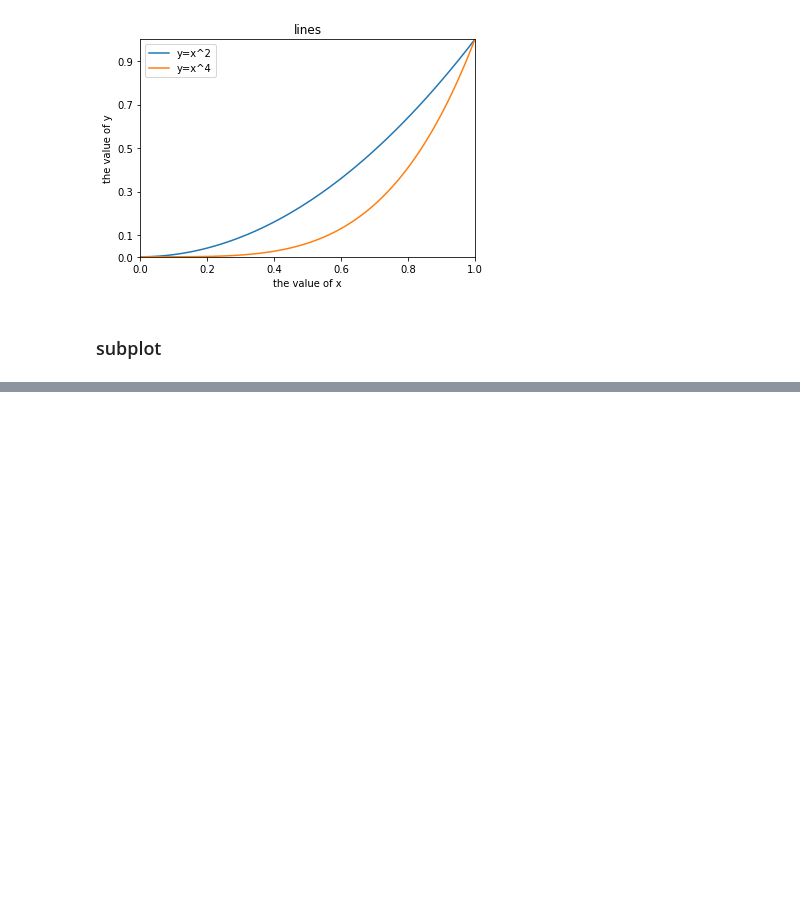
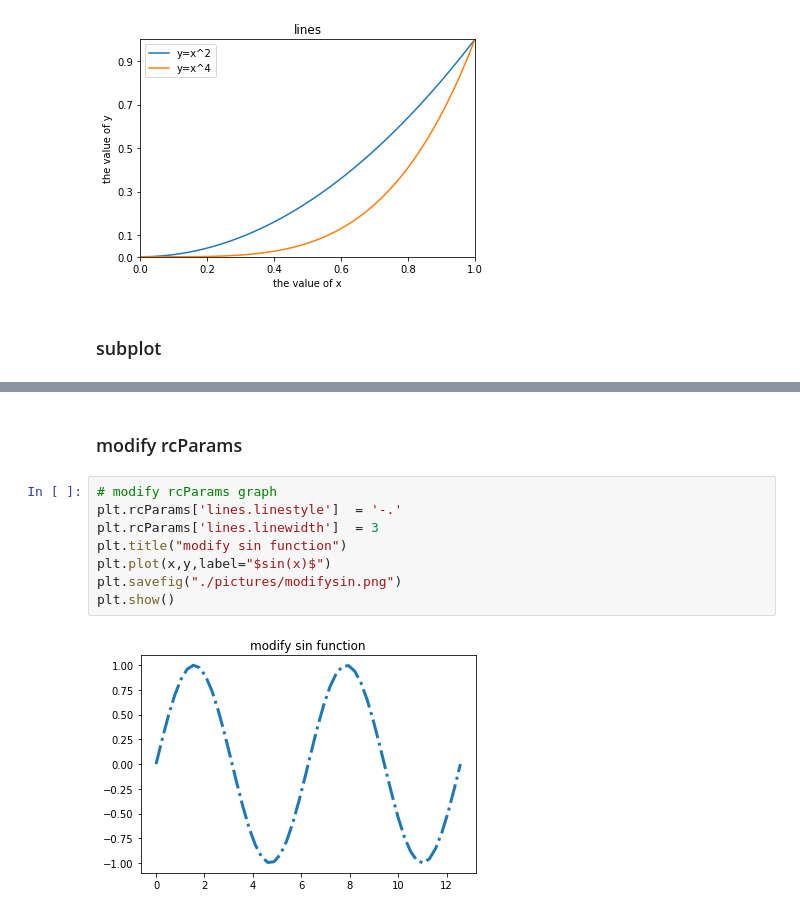
Before and after one commit to xiaoxiao220/data_analysis, a Jupyter notebook: matplotlib.pyplot1.ipynb, the cells around one changed output, grey strips where cells are left out. Saved outputs shown, nothing was run; the diff lists cells and outputs as text; blank space fills up the shorter version.

```diff
--- a/matplotlib.pyplot1.ipynb
+++ b/matplotlib.pyplot1.ipynb
@@ -57,0 +70,12 @@ plt.show()
+# %% [markdown]
+###  modify rcParams
+# %%
+# modify rcParams graph
+plt.rcParams['lines.linestyle']  = '-.'
+plt.rcParams['lines.linewidth']  = 3
+plt.title("modify sin function")
+plt.plot(x,y,label="$sin(x)$")
+plt.savefig("./pictures/modifysin.png")
+plt.show()
+# %% [output]
+[figure, added]
```
Also changed, not shown: parts of 7 cells of this notebook.
